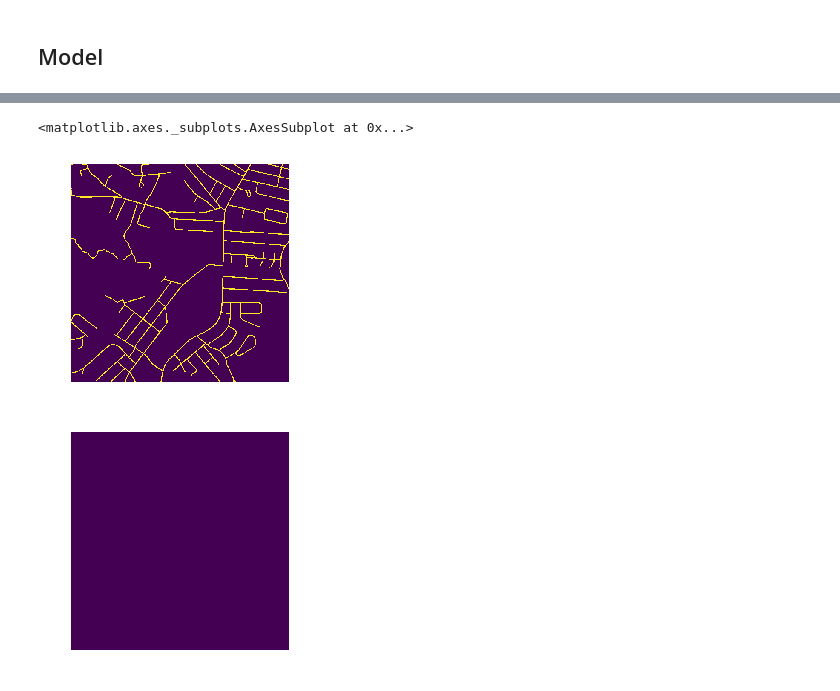
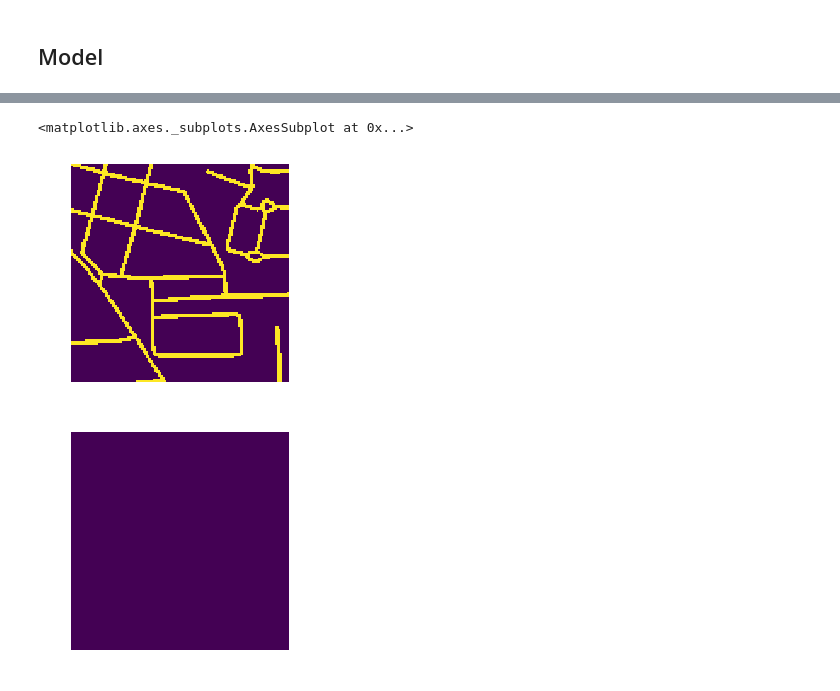
Before and after one commit to mschulz/Image-Segmentation, a Jupyter notebook: Roads Detection - Image Segmentation.ipynb, the cells around one changed output, grey strips where cells are left out. Saved outputs shown, nothing was run; the diff lists cells and outputs as text; code cells hidden in the pictures.

```diff
--- a/Roads Detection - Image Segmentation.ipynb
+++ b/Roads Detection - Image Segmentation.ipynb
@@ -154,8 +154,8 @@ def show_img(im, figsize=None, ax=None, alpha=None):
     ax.set_axis_off()
     return ax
 # %%
-show_img(ay[0])
+show_img(ay[3])
 # %% [output]
 <matplotlib.axes._subplots.AxesSubplot at 0x...>
-[figure, old version]
+[figure, new version]
 # %%
```
Also changed, not shown: parts of 13 cells of this notebook.
